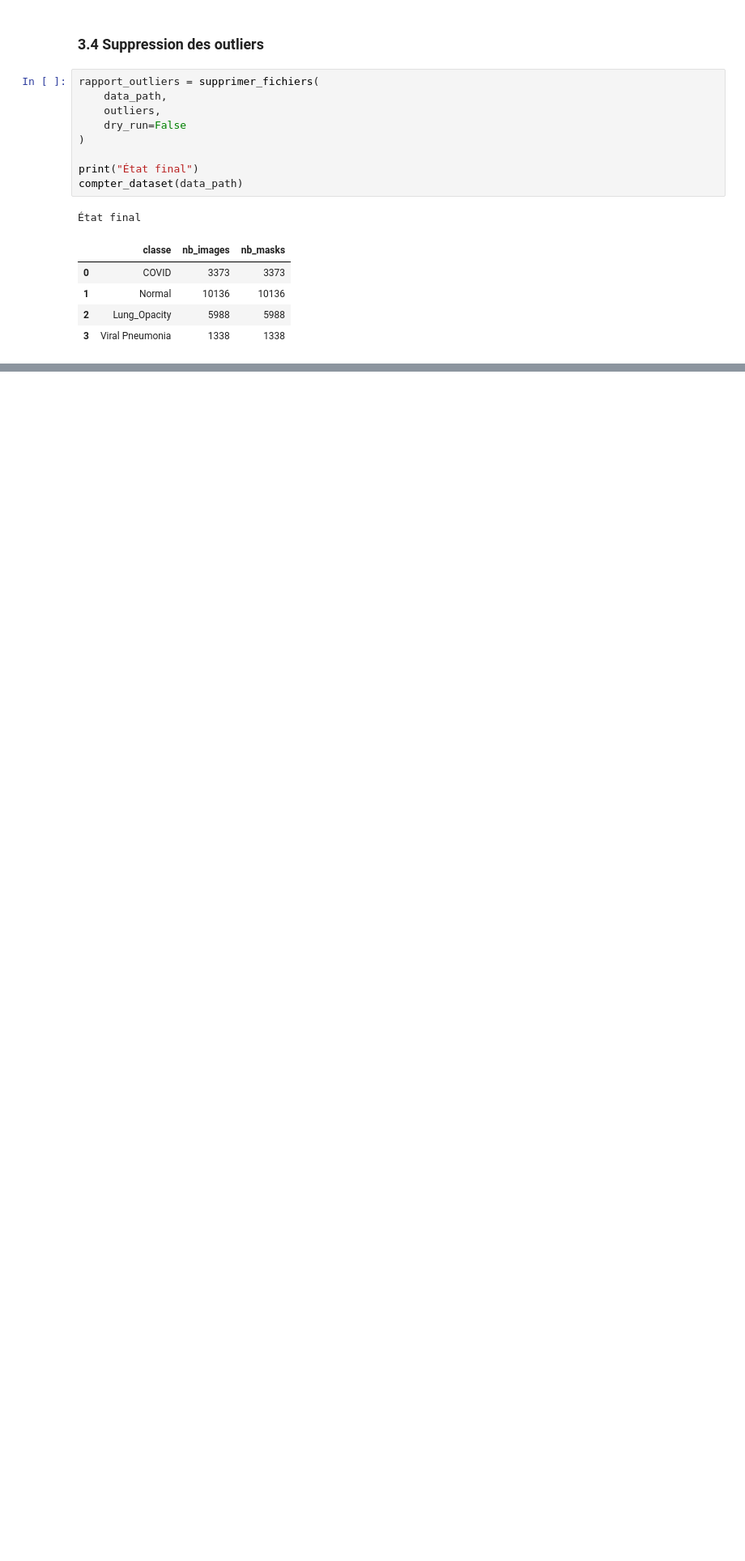
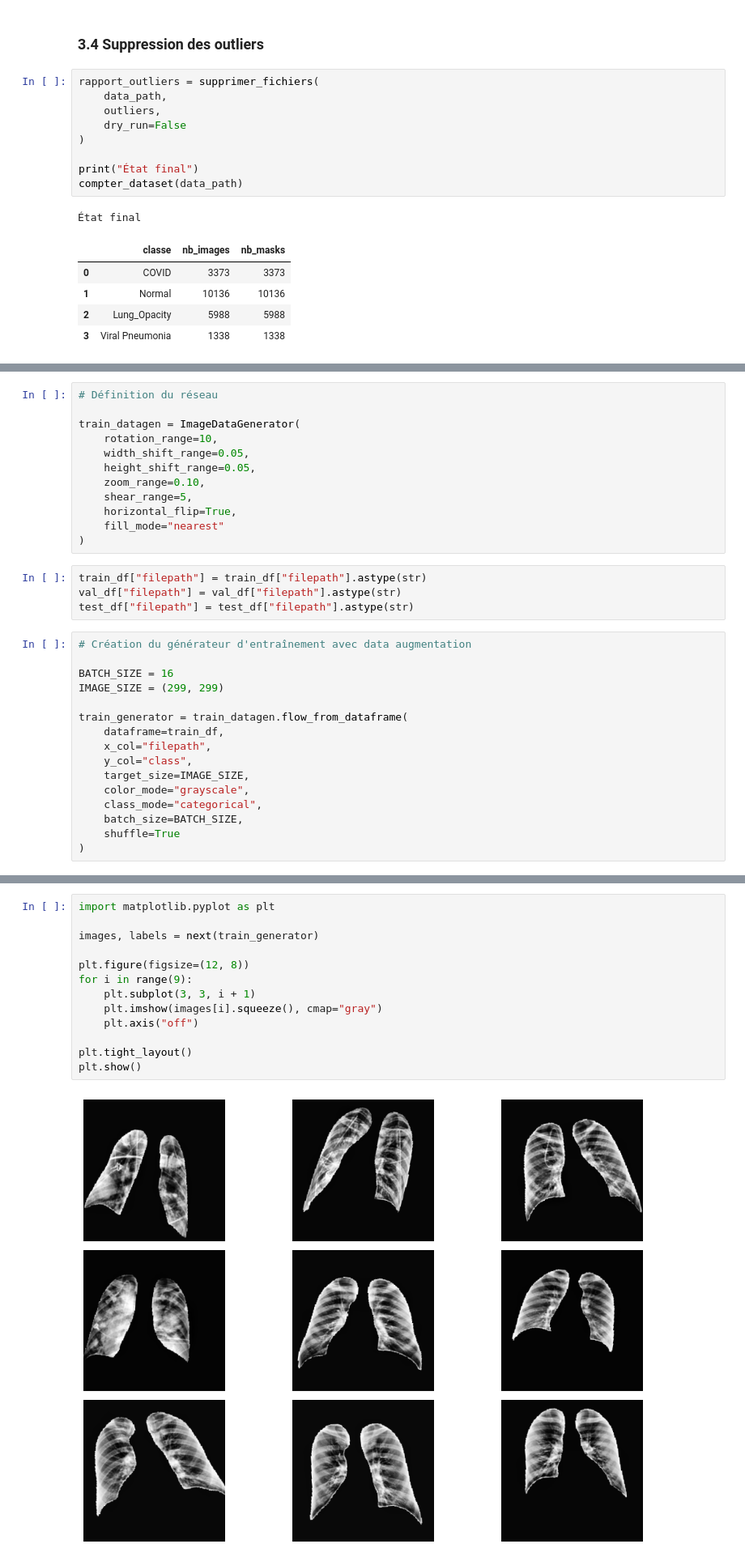
Before and after one commit to cyrilmarat/Liora_Covid, a Jupyter notebook: notebooks/Preprocessing/Pipeline preprocessing.ipynb, the cells around one changed output, grey strips where cells are left out. Shown at 81% size. Saved outputs shown, nothing was run; the diff lists cells and outputs as text; blank space fills up the shorter version.

```diff
--- a/notebooks/Preprocessing/Pipeline preprocessing.ipynb
+++ b/notebooks/Preprocessing/Pipeline preprocessing.ipynb
@@ -218,0 +490,32 @@ compter_dataset(data_path)
+# %%
+# Définition du réseau
+
+train_datagen = ImageDataGenerator(
+    rotation_range=10,
+    width_shift_range=0.05,
+    height_shift_range=0.05,
+    zoom_range=0.10,
+    shear_range=5,
+    horizontal_flip=True,
+    fill_mode="nearest"
+)
+# %%
+train_df["filepath"] = train_df["filepath"].astype(str)
+val_df["filepath"] = val_df["filepath"].astype(str)
+test_df["filepath"] = test_df["filepath"].astype(str)
+# %%
+# Création du générateur d'entraînement avec data augmentation
+
+BATCH_SIZE = 16
+IMAGE_SIZE = (299, 299)
+
+train_generator = train_datagen.flow_from_dataframe(
+    dataframe=train_df,
+    x_col="filepath",
+    y_col="class",
+    target_size=IMAGE_SIZE,
+    color_mode="grayscale",
+    class_mode="categorical",
+    batch_size=BATCH_SIZE,
+    shuffle=True
+)
@@ -218,0 +528,15 @@ compter_dataset(data_path)
+# %%
+import matplotlib.pyplot as plt
+
+images, labels = next(train_generator)
+
+plt.figure(figsize=(12, 8))
+for i in range(9):
+    plt.subplot(3, 3, i + 1)
+    plt.imshow(images[i].squeeze(), cmap="gray")
+    plt.axis("off")
+
+plt.tight_layout()
+plt.show()
+# %% [output]
+[figure, added]
```
Also changed, not shown: parts of 17 cells of this notebook.
